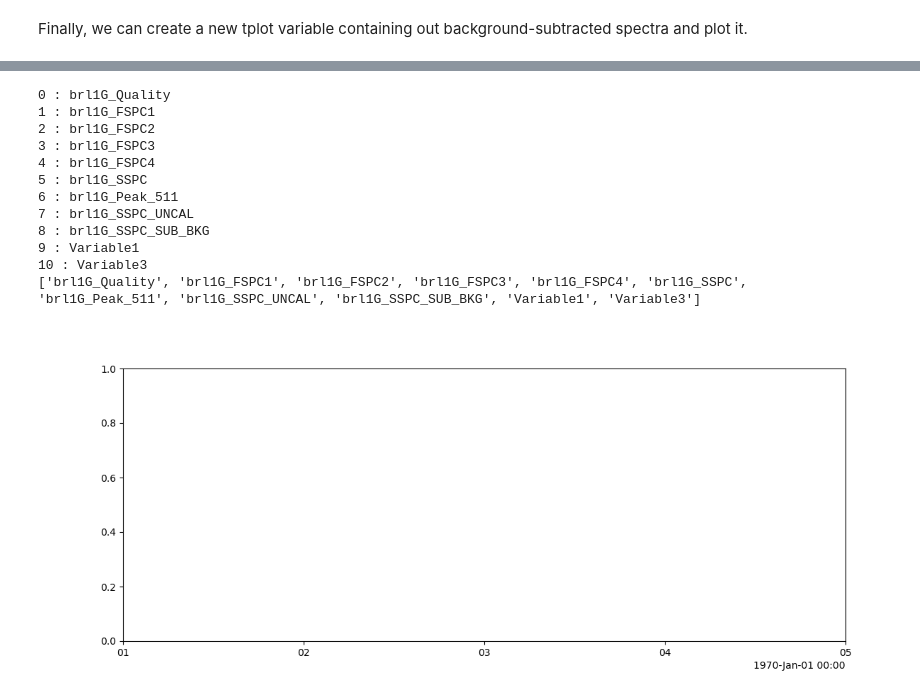
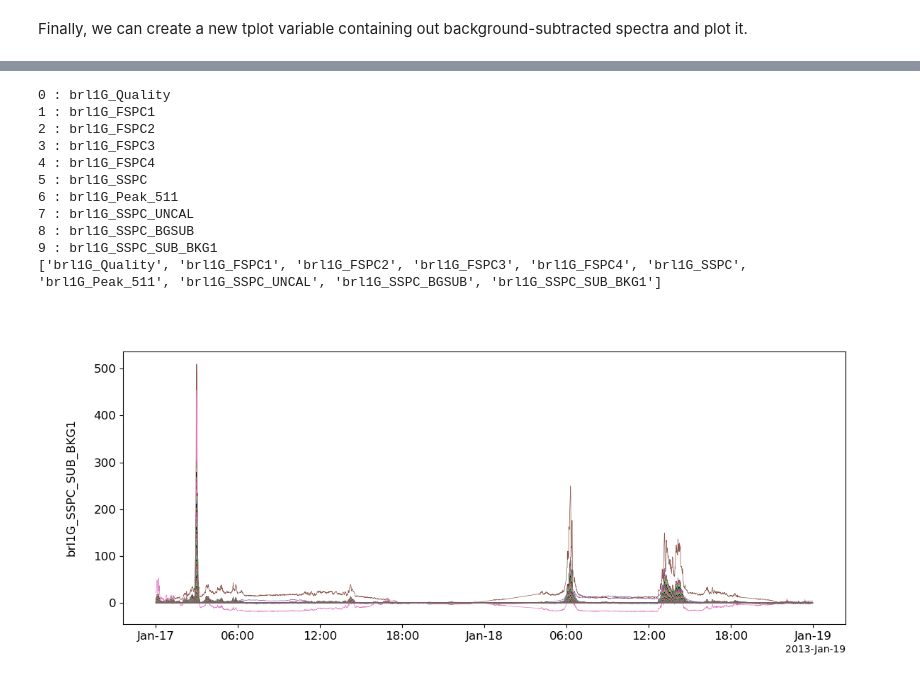
Before and after one commit to spedas/pyspedas_examples, a Jupyter notebook: pyspedas_examples/notebooks/BARREL_background_model.ipynb, the cells around one changed output, grey strips where cells are left out. Drawn from its saved outputs; the diff is of its cells as text; code cells hidden in the pictures.

Commit message:
moved some of background subtraction code out of notebook and into pyspedas plugin

```diff
--- a/pyspedas_examples/notebooks/BARREL_background_model.ipynb
+++ b/pyspedas_examples/notebooks/BARREL_background_model.ipynb
@@ -76,0 +55,9 @@ bkg_sub_cnts = cnts - bkg_spec
+# %%
+#use pytplot to extract the sspc data
+ts, cnts, energy_levels = pytplot.get_data('brl1G_SSPC')
+
+#use the background subtraction function
+bkg_sub_cnts = pyspedas.barrel.bg_sub(ts, cnts, bkg_start, bkg_end)
+pytplot.store_data('brl1G_SSPC_BGSUB', data={'x':ts, 'y': bkg_sub_cnts})
+
+pytplot.tplot('brl1G_SSPC_BGSUB')
@@ -92,5 +83,5 @@ This is deprecated in traitlets 4.2.This error will be raised in a future releas
 # %%
-pytplot.store_data("brl1G_SSPC_SUB_BKG1", data={'x':ts, 'y': bkg_sub_cnts})
+pytplot.store_data("brl1G_SSPC_SUB_BKG1", data={'x':ts, 'y': bkg_sub_cnts, 'v': energy_levels})
 print(pytplot.tplot_names())
 pytplot.tplot("brl1G_SSPC_SUB_BKG1")
 # %% [output]
@@ -102,13 +91,12 @@ This is deprecated in traitlets 4.2.This error will be raised in a future releas
 0 : brl1G_Quality
 1 : brl1G_FSPC1
 2 : brl1G_FSPC2
 3 : brl1G_FSPC3
 4 : brl1G_FSPC4
 5 : brl1G_SSPC
 6 : brl1G_Peak_511
 7 : brl1G_SSPC_UNCAL
-8 : brl1G_SSPC_SUB_BKG
-9 : Variable1
-10 : Variable3
-['brl1G_Quality', 'brl1G_FSPC1', 'brl1G_FSPC2', 'brl1G_FSPC3', 'brl1G_FSPC4', 'brl1G_SSPC', 'brl1G_Peak_511', 'brl1G_SSPC_UNCAL', 'brl1G_SSPC_SUB_BKG', 'Variable1', 'Variable3']
+8 : brl1G_SSPC_BGSUB
+9 : brl1G_SSPC_SUB_BKG1
+['brl1G_Quality', 'brl1G_FSPC1', 'brl1G_FSPC2', 'brl1G_FSPC3', 'brl1G_FSPC4', 'brl1G_SSPC', 'brl1G_Peak_511', 'brl1G_SSPC_UNCAL', 'brl1G_SSPC_BGSUB', 'brl1G_SSPC_SUB_BKG1']
-[figure, old version]
+[figure, new version]
```
Also changed, not shown: parts of 11 cells of this notebook, 1 other file.
